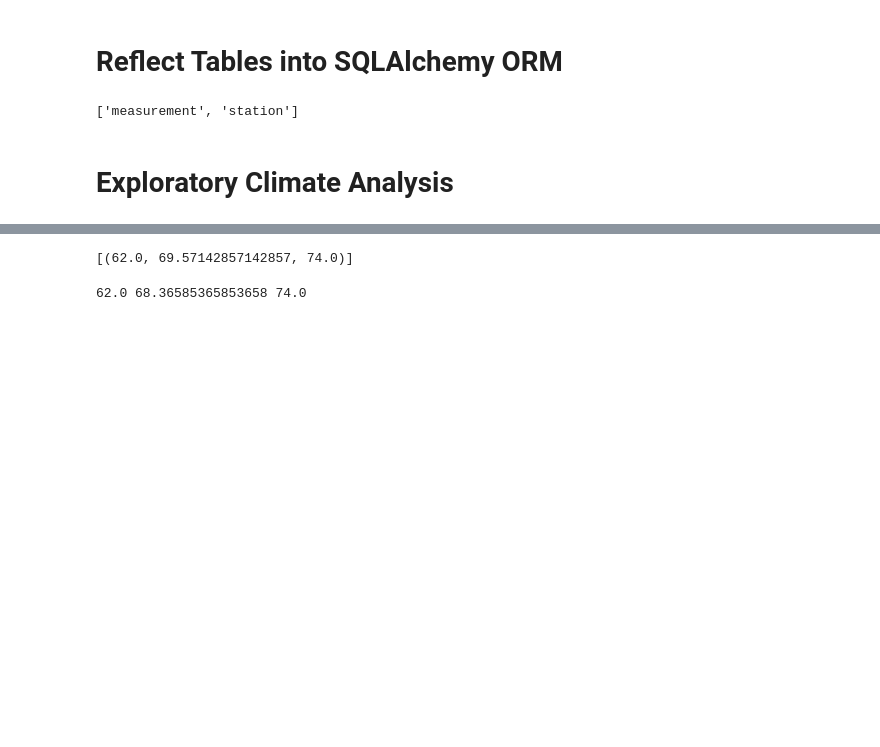
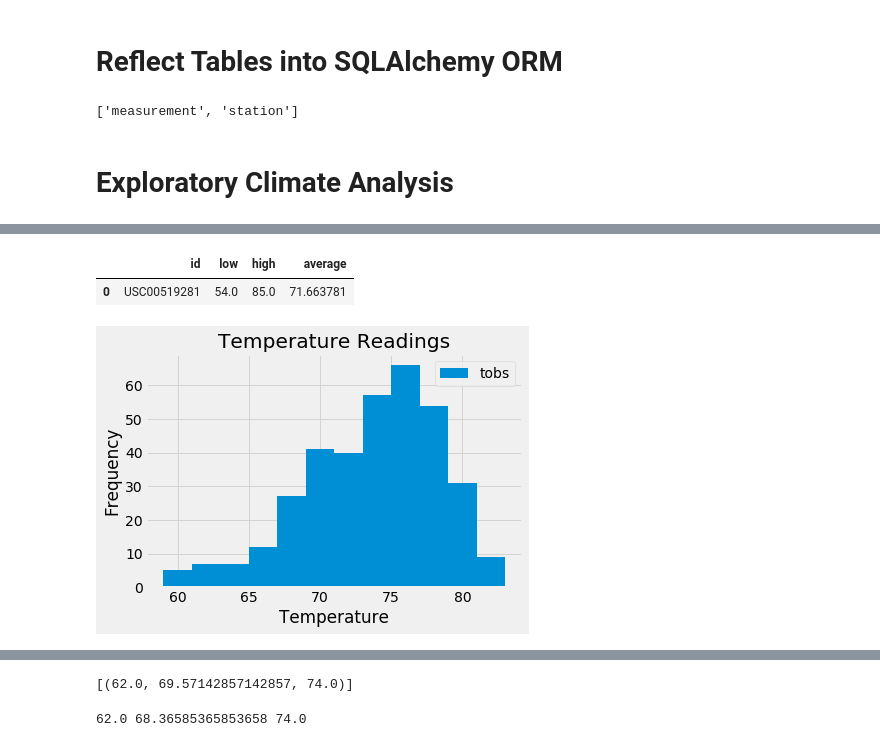
Before and after one commit to hibradzic/HW_10, a Jupyter notebook: climate_starter.ipynb, the cells around one changed output, grey strips where cells are left out. Drawn from its saved outputs; the diff is of its cells as text; code cells hidden in the pictures; blank space fills up the shorter version.

```diff
--- a/climate_starter.ipynb
+++ b/climate_starter.ipynb
@@ -62,4 +95,9 @@ session.query(Invoices.BillingCountry).group_by(Invoices.BillingCountry).all()
 # %%
 # What are the most active stations? (i.e. what stations have the most rows)?
 # List the stations and the counts in descending order.
+station_ids = session.query(Measurement.station, func.count(Measurement.id)).group_by(Measurement.station).\
+    order_by((func.count(Measurement.station)).desc())
+
+for station in station_ids:
+    print(station[0], station[1])
 # %% [output]
@@ -80,3 +113,42 @@ session.query(Invoices.BillingCountry).group_by(Invoices.BillingCountry).all()
+# %%
+# Using the station id from the previous query, calculate the lowest temperature recorded,
+# highest temperature recorded, and average temperature most active station?
+columns = ["id", "low", "high", "average"]
+temps = pd.DataFrame(columns = columns)
+
+for station in station_ids:
+    station_id = station[0]
+    low = session.query(func.min(Measurement.tobs)).filter(Measurement.station == station_id).all()
+    high = session.query(func.max(Measurement.tobs)).filter(Measurement.station == station_id).all()
+    ave = session.query(func.avg(Measurement.tobs)).filter(Measurement.station == station_id).all()
+    t = {"id": station_id, "low": low[0][0], "high": high[0][0], "average": ave[0][0]}
+    temps = temps.append(t, ignore_index = True)
+temps.head(1)
+# %% [output]
+|  | id | low | high | average |
+| 0 | USC00519281 | 54.0 | 85.0 | 71.663781 |
+# %%
+# Choose the station with the highest number of temperature observations.
+last = session.query(Measurement.date).\
+    filter(Measurement.station == temps.id[0]).order_by(Measurement.date.desc()).first()
+final = dt.datetime.strptime(last[0], '%Y-%m-%d')
+last_yr= final - dt.timedelta(days = 365)
+
+high_obs = session.query(Measurement.date, Measurement.tobs).filter(Measurement.station == temps.id[0]).\
+    filter(Measurement.date > last_yr).all()
+
+date = [row[0] for row in high_obs]
+tobs = [row[1] for row in high_obs]
+
+new_per_df = pd.DataFrame(date, columns = ['date'])
+new_per_df['tobs'] = tobs
 # %%
-# Choose the station with the highest number of temperature observations.
 # Query the last 12 months of temperature observation data for this station and plot the results as a histogram
+plt.hist(x = new_per_df.tobs, label = 'tobs', bins = 12)
+plt.xlabel("Temperature")
+plt.ylabel("Frequency")
+plt.title(f"Temperature Readings")
+plt.legend(loc = "upper right")
+plt.grid(color='lightgrey', linestyle='-', linewidth=1)
+# %% [output]
+[figure, added]
```
Also changed, not shown: parts of 10 cells of this notebook, 1 other file.
